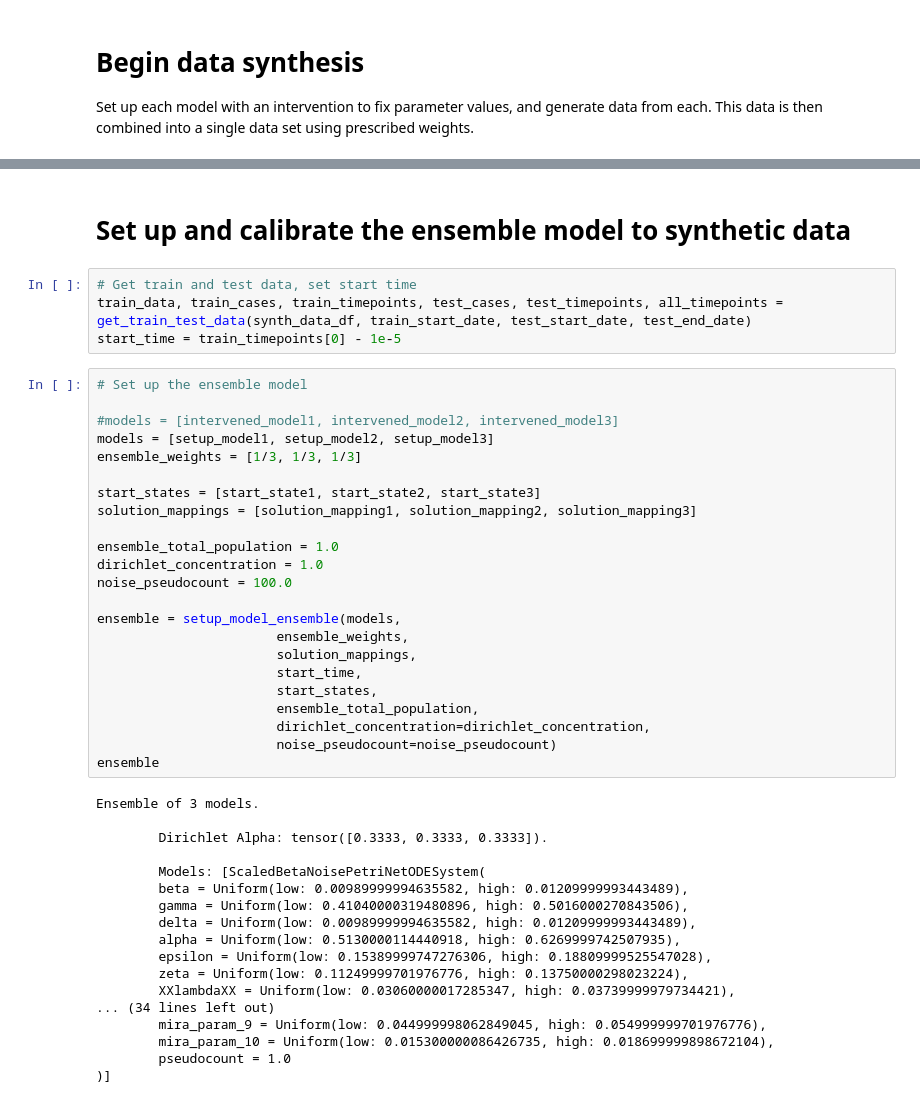
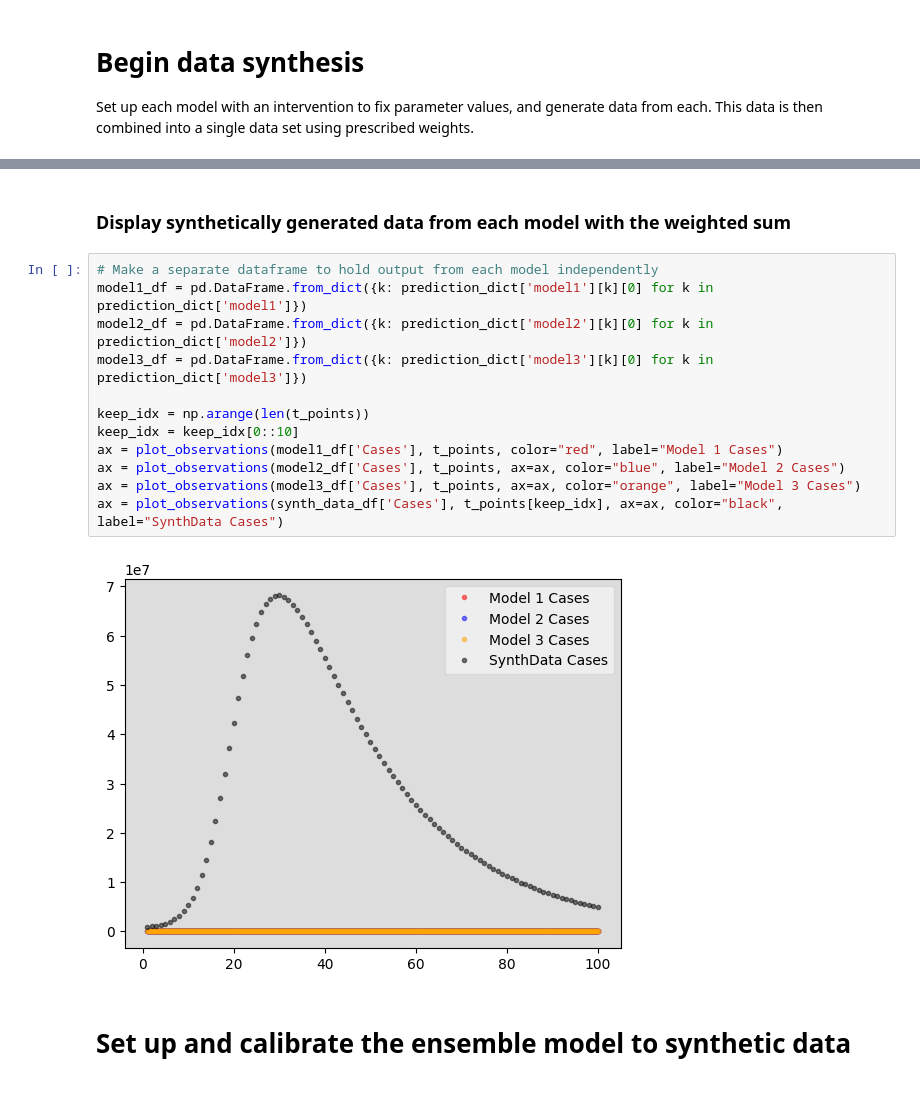
Before and after one commit to ciemss/pyciemss, a Jupyter notebook: notebook/april_ensemble/syndata_generate_and_test.ipynb, the cells around one changed output, grey strips where cells are left out. Drawn from its saved outputs; the diff is of its cells as text.

```diff
--- a/notebook/april_ensemble/syndata_generate_and_test.ipynb
+++ b/notebook/april_ensemble/syndata_generate_and_test.ipynb
@@ -1062,47 +269,18 @@ ax = plot_observations(synth_data_df['case_census']/data_total_population, t_poi
+# %% [markdown]
+### Display synthetically generated data from each model with the weighted sum
+# %%
+# Make a separate dataframe to hold output from each model independently
+model1_df = pd.DataFrame.from_dict({k: prediction_dict['model1'][k][0] for k in prediction_dict['model1']})
+model2_df = pd.DataFrame.from_dict({k: prediction_dict['model2'][k][0] for k in prediction_dict['model2']})
+model3_df = pd.DataFrame.from_dict({k: prediction_dict['model3'][k][0] for k in prediction_dict['model3']})
+
+keep_idx = np.arange(len(t_points))
+keep_idx = keep_idx[0::10]
+ax = plot_observations(model1_df['Cases'], t_points, color="red", label="Model 1 Cases")
+ax = plot_observations(model2_df['Cases'], t_points, ax=ax, color="blue", label="Model 2 Cases")
+ax = plot_observations(model3_df['Cases'], t_points, ax=ax, color="orange", label="Model 3 Cases")
+ax = plot_observations(synth_data_df['Cases'], t_points[keep_idx], ax=ax, color="black", label="SynthData Cases")
+# %% [output]
+[figure, added]
 # %% [markdown]
 # Set up and calibrate the ensemble model to synthetic data
-# %%
-# Get train and test data, set start time
-train_data, train_cases, train_timepoints, test_cases, test_timepoints, all_timepoints = get_train_test_data(synth_data_df, train_start_date, test_start_date, test_end_date)
-start_time = train_timepoints[0] - 1e-5
-# %%
-# Set up the ensemble model
-
-#models = [intervened_model1, intervened_model2, intervened_model3]
-models = [setup_model1, setup_model2, setup_model3]
-ensemble_weights = [1/3, 1/3, 1/3]
-
-start_states = [start_state1, start_state2, start_state3]
-solution_mappings = [solution_mapping1, solution_mapping2, solution_mapping3]
-
-ensemble_total_population = 1.0
-dirichlet_concentration = 1.0
-noise_pseudocount = 100.0
-
-ensemble = setup_model_ensemble(models,
-                       ensemble_weights,
-                       solution_mappings,
-                       start_time,
-                       start_states,
-                       ensemble_total_population,
-                       dirichlet_concentration=dirichlet_concentration,
-                       noise_pseudocount=noise_pseudocount)
-ensemble
-# %% [output]
-Ensemble of 3 models.
-
-        Dirichlet Alpha: tensor([0.3333, 0.3333, 0.3333]).
-
-        Models: [ScaledBetaNoisePetriNetODESystem(
-        beta = Uniform(low: 0.00989999994635582, high: 0.01209999993443489),
-        gamma = Uniform(low: 0.41040000319480896, high: 0.5016000270843506),
-        delta = Uniform(low: 0.00989999994635582, high: 0.01209999993443489),
-        alpha = Uniform(low: 0.5130000114440918, high: 0.6269999742507935),
-        epsilon = Uniform(low: 0.15389999747276306, high: 0.18809999525547028),
-        zeta = Uniform(low: 0.11249999701976776, high: 0.13750000298023224),
-        XXlambdaXX = Uniform(low: 0.03060000017285347, high: 0.03739999979734421),
-... (34 lines left out)
-        mira_param_9 = Uniform(low: 0.044999998062849045, high: 0.054999999701976776),
-        mira_param_10 = Uniform(low: 0.015300000086426735, high: 0.018699999898672104),
-        pseudocount = 1.0
-)]
```
Also changed, not shown: parts of 157 cells of this notebook, 1 other file.
